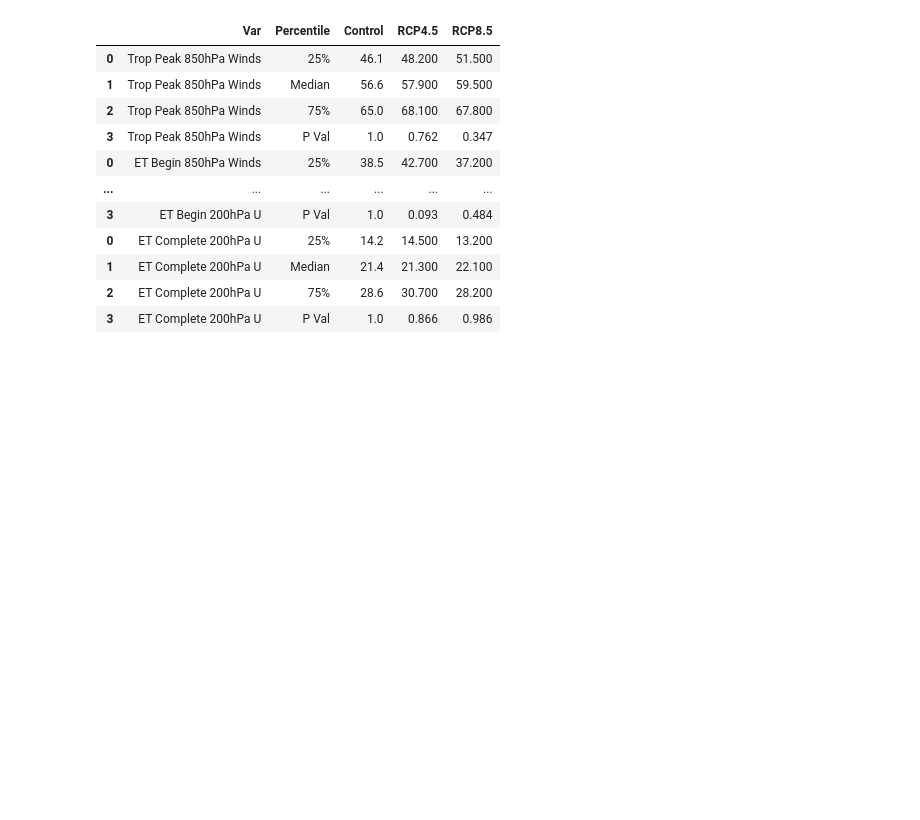
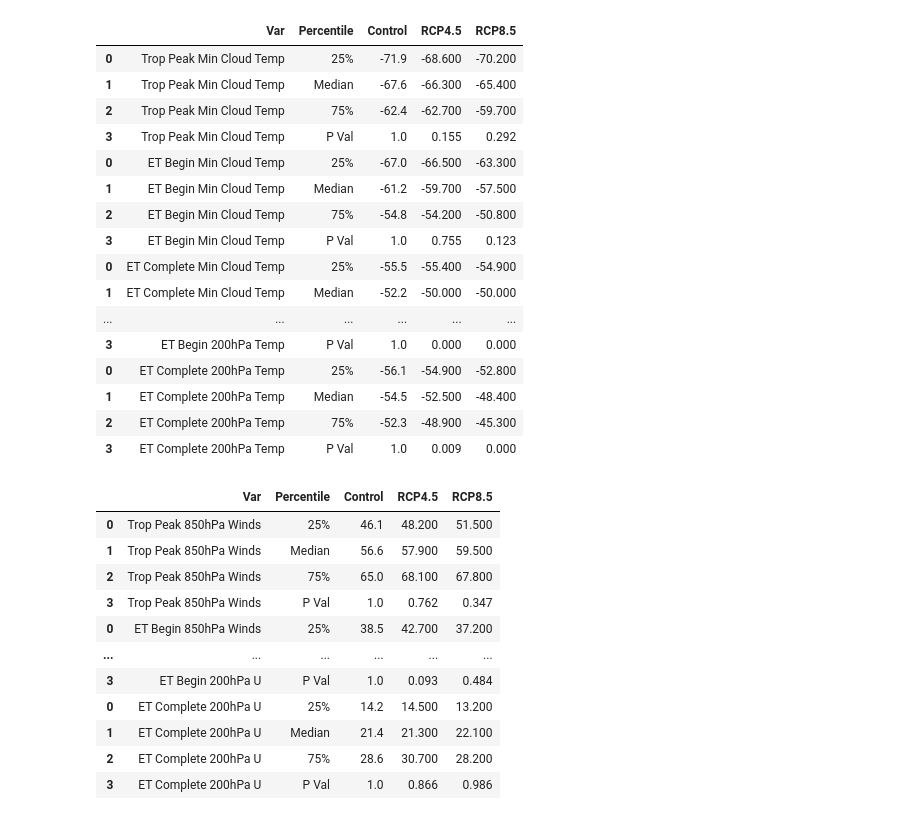
Before and after one commit to Luigi728/ExtraTrack_Github, a Jupyter notebook: RCP_Analysis/RCP_Analysis_V6.7.2.ipynb, the cells around one changed output. Cells and saved outputs as stored; diff of their text form; code cells hidden in the pictures; blank space fills up the shorter version.

```diff
--- a/RCP_Analysis/RCP_Analysis_V6.7.2.ipynb
+++ b/RCP_Analysis/RCP_Analysis_V6.7.2.ipynb
@@ -536,3 +598,24 @@ def Create_Output_DF(Control_ET, RCP45_ET, RCP85_ET, Vars):
+# %%
+Create_Output_DF(Control_ET_Compo, RCP45_ET_Compo, RCP85_ET_Compo, \
+["Min Cloud Temp", "Sfc Temp", "850hPa Temp", "500hPa Temp", "200hPa Temp"])
+# %% [output]
+|  | Var | Percentile | Control | RCP4.5 | RCP8.5 |
+| 0 | Trop Peak Min Cloud Temp | 25% | -71.9 | -68.600 | -70.200 |
+| 1 | Trop Peak Min Cloud Temp | Median | -67.6 | -66.300 | -65.400 |
+| 2 | Trop Peak Min Cloud Temp | 75% | -62.4 | -62.700 | -59.700 |
+| 3 | Trop Peak Min Cloud Temp | P Val | 1.0 | 0.155 | 0.292 |
+| 0 | ET Begin Min Cloud Temp | 25% | -67.0 | -66.500 | -63.300 |
+| 1 | ET Begin Min Cloud Temp | Median | -61.2 | -59.700 | -57.500 |
+| 2 | ET Begin Min Cloud Temp | 75% | -54.8 | -54.200 | -50.800 |
+| 3 | ET Begin Min Cloud Temp | P Val | 1.0 | 0.755 | 0.123 |
+| 0 | ET Complete Min Cloud Temp | 25% | -55.5 | -55.400 | -54.900 |
+| 1 | ET Complete Min Cloud Temp | Median | -52.2 | -50.000 | -50.000 |
+| ... | ... | ... | ... | ... | ... |
+| 3 | ET Begin 200hPa Temp | P Val | 1.0 | 0.000 | 0.000 |
+| 0 | ET Complete 200hPa Temp | 25% | -56.1 | -54.900 | -52.800 |
+| 1 | ET Complete 200hPa Temp | Median | -54.5 | -52.500 | -48.400 |
+| 2 | ET Complete 200hPa Temp | 75% | -52.3 | -48.900 | -45.300 |
+| 3 | ET Complete 200hPa Temp | P Val | 1.0 | 0.009 | 0.000 |
 # %%
 Output_DF = Create_Output_DF(Control_ET_Compo, RCP45_ET_Compo, RCP85_ET_Compo, \
 ["850hPa Winds", "18m/s", "33m/s", "10mm/hr", "Max Precip Rate", "Max Precip Water", \
```
Also changed, not shown: parts of 5 cells of this notebook.
